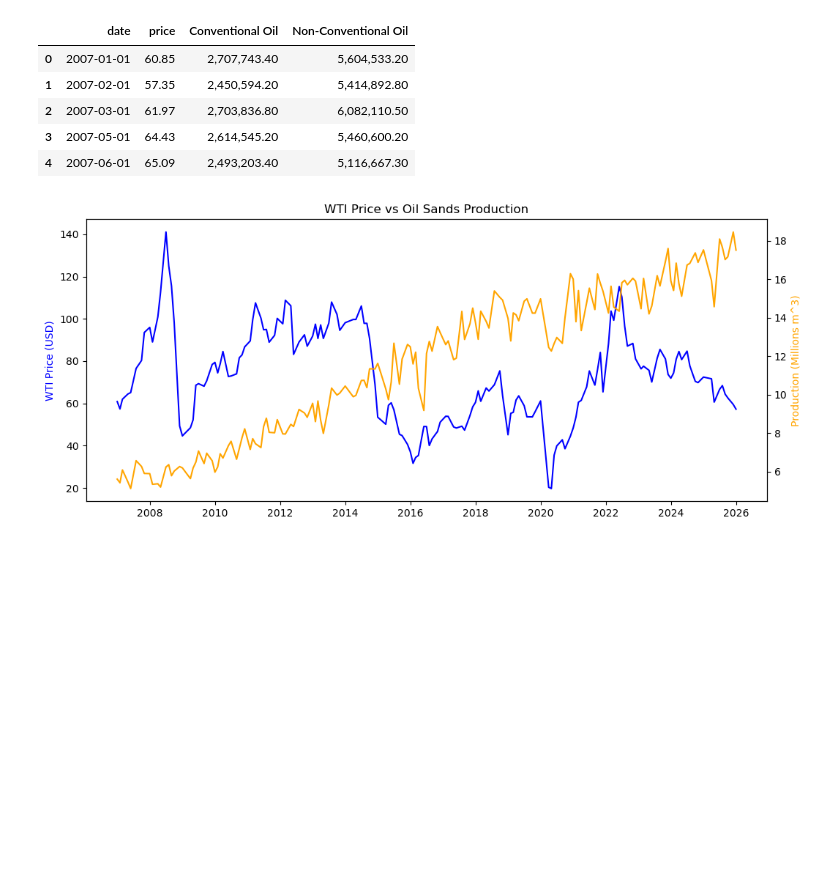
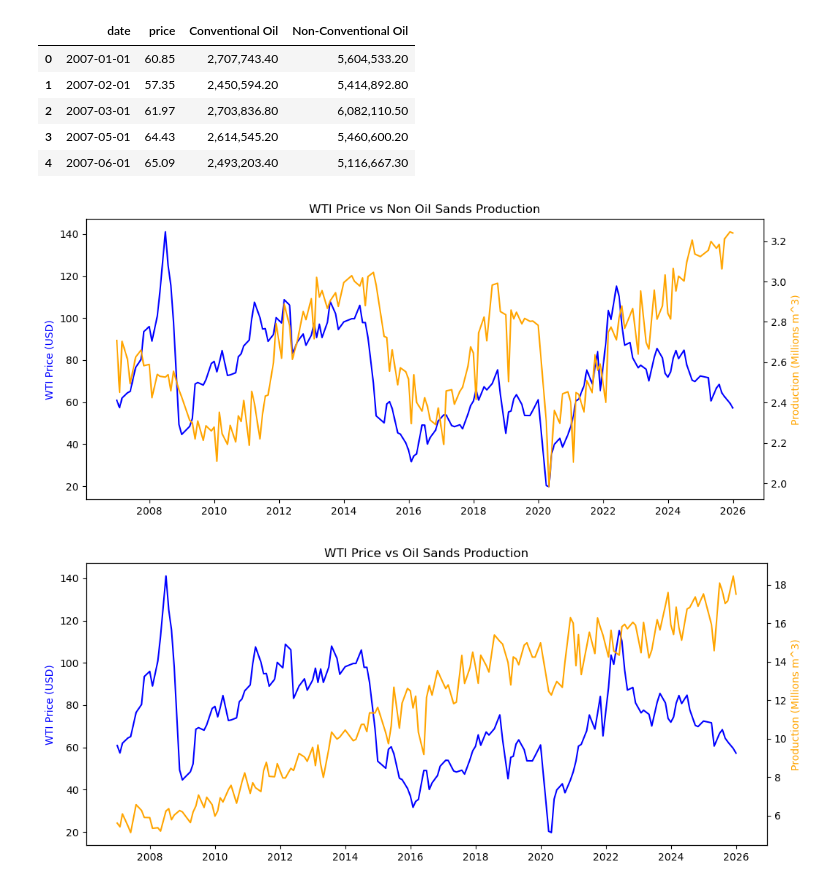
Before and after one commit to Frank-J1/oil-sands-repository, a Jupyter notebook: 01_exploratory_analysis.ipynb, the cells around one changed output. Cells and saved outputs as stored; diff of their text form; code cells hidden in the pictures; blank space fills up the shorter version.

Commit message:
cleaned notebook and added graphs for conventional oil

```diff
--- a/01_exploratory_analysis.ipynb
+++ b/01_exploratory_analysis.ipynb
@@ -105,3 +85,0 @@ plt.show()
-# %%
-#It is also very valuable to see the daily change in oil prices
-data["returns"] = data["price"].pct_change()
@@ -119,6 +85,0 @@ plt.show()
-# %%
-data["year"] = data["date"].dt.year
-yearly_avg = data.groupby("year")["price"].mean()
-
-
-yearly_avg.head()
@@ -175,4 +116,21 @@ merged.head()
 | 2 | 2007-03-01 | 61.97 | 2,703,836.80 | 6,082,110.50 |
 | 3 | 2007-05-01 | 64.43 | 2,614,545.20 | 5,460,600.20 |
 | 4 | 2007-06-01 | 65.09 | 2,493,203.40 | 5,116,667.30 |
+# %%
+fig, ax1 = plt.subplots(figsize=(12,5))
+
+#Left axis (WTI)
+ax1.plot(merged["date"], merged["price"], color="blue")
+ax1.set_ylabel("WTI Price (USD)", color="blue")
+
+#Right axis (Non Oil Sands)
+ax2 = ax1.twinx()
+ax2.plot(merged["date"], merged["Conventional Oil"]/1e6, color="orange")
+ax2.set_ylabel("Production (Millions m^3)", color="orange")
+
+plt.title("WTI Price vs Non Oil Sands Production")
+plt.savefig("figures/non_oil_sands_production_vs_wti_price")
+plt.show()
+# %% [output]
+[figure, added]
 # %%
```
Also changed, not shown: parts of 15 cells of this notebook, 1 other file.
